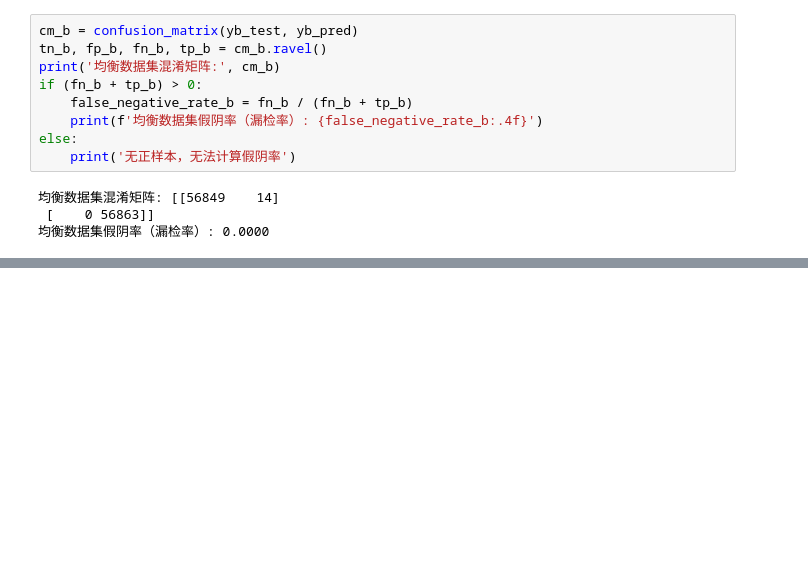
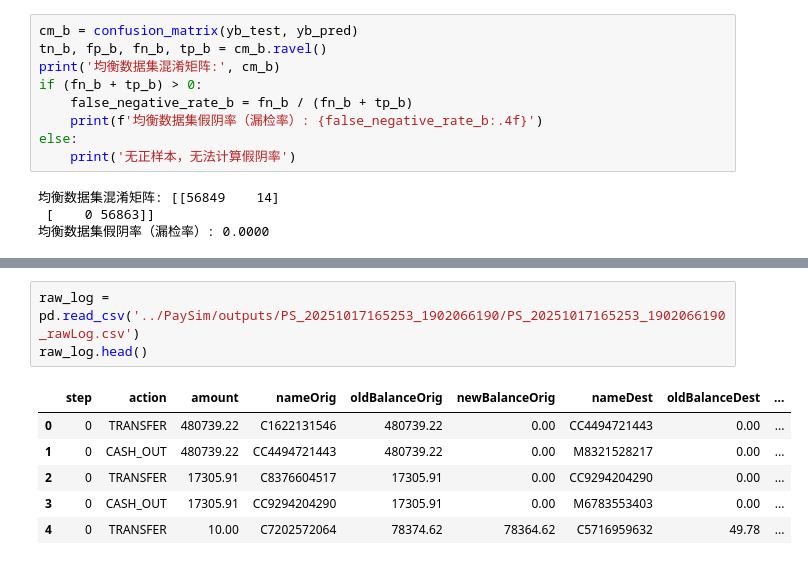
Before and after one commit to AlvisWSY/Dissertation, a Jupyter notebook: src/test.ipynb, the cells around one changed output, grey strips where cells are left out. Cells and saved outputs as stored; diff of their text form; blank space fills up the shorter version.

```diff
--- a/src/test.ipynb
+++ b/src/test.ipynb
@@ -401,0 +948,10 @@ else:
+# %%
+raw_log = pd.read_csv('../PaySim/outputs/PS_20251017165253_1902066190/PS_20251017165253_1902066190_rawLog.csv')
+raw_log.head()
+# %% [output]
+|  | step | action | amount | nameOrig | oldBalanceOrig | newBalanceOrig | nameDest | oldBalanceDest | ... |
+| 0 | 0 | TRANSFER | 480739.22 | C1622131546 | 480739.22 | 0.00 | CC4494721443 | 0.00 | ... |
+| 1 | 0 | CASH_OUT | 480739.22 | CC4494721443 | 480739.22 | 0.00 | M8321528217 | 0.00 | ... |
+| 2 | 0 | TRANSFER | 17305.91 | C8376604517 | 17305.91 | 0.00 | CC9294204290 | 0.00 | ... |
+| 3 | 0 | CASH_OUT | 17305.91 | CC9294204290 | 17305.91 | 0.00 | M6783553403 | 0.00 | ... |
+| 4 | 0 | TRANSFER | 10.00 | C7202572064 | 78374.62 | 78364.62 | C5716959632 | 49.78 | ... |
```
Also changed, not shown: parts of 15 cells of this notebook, 22 other files.
